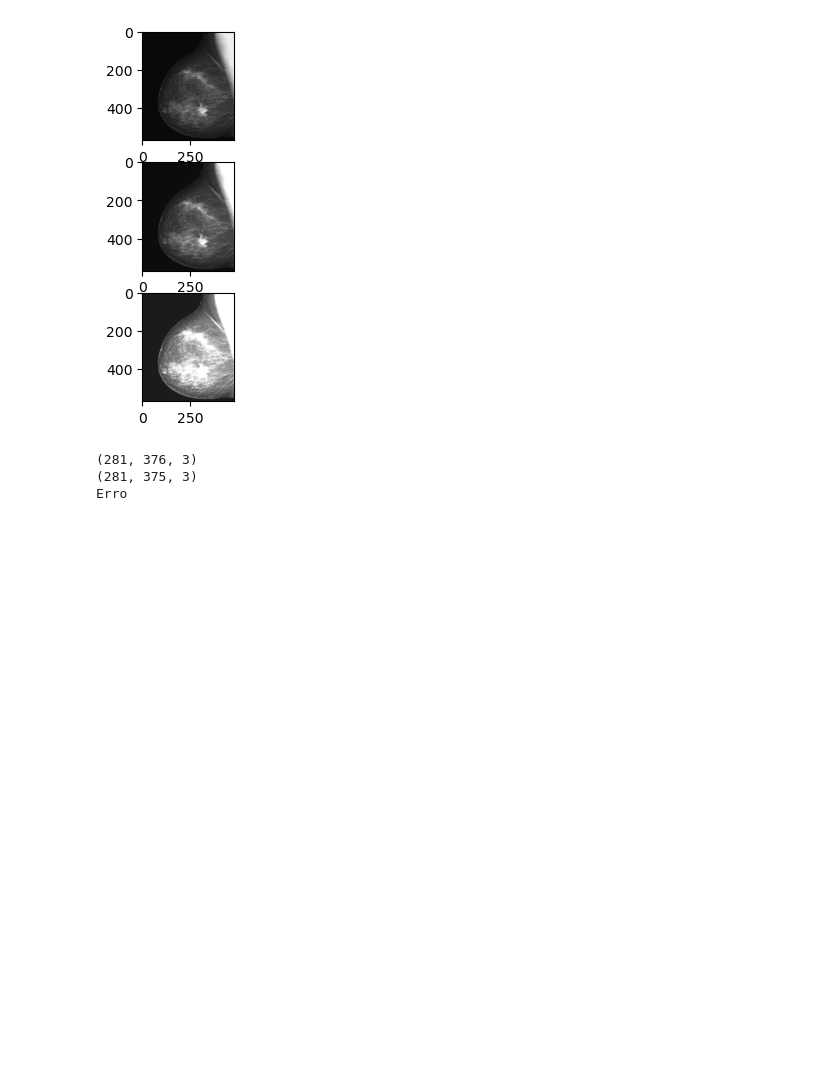
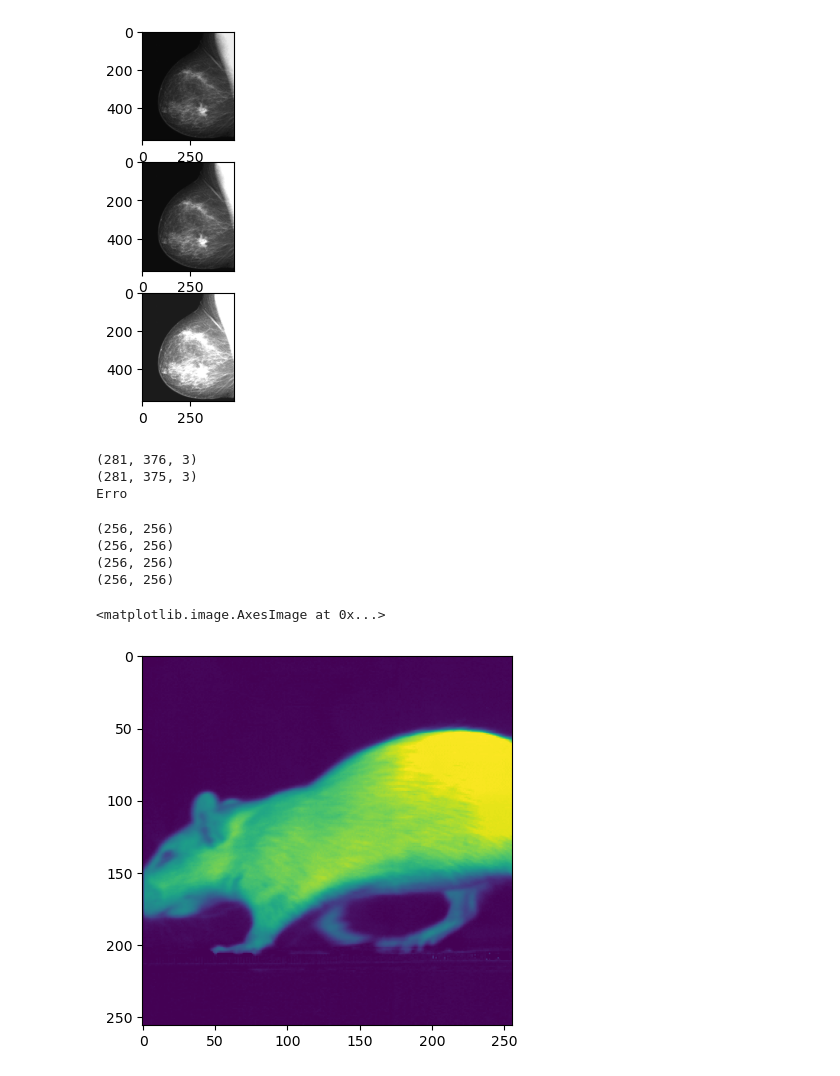
Before and after one commit to joaomatias100/Digital-Image-Processing, a Jupyter notebook: Class1/Exercise3.ipynb, the cells around one changed output. Saved outputs shown, nothing was run; the diff lists cells and outputs as text; code cells hidden in the pictures; blank space fills up the shorter version.

```diff
--- a/Class1/Exercise3.ipynb
+++ b/Class1/Exercise3.ipynb
@@ -42,3 +42,33 @@ else:
 Erro
 # %%
 #Ex3
+path1 = "imagens/dif1.bmp"
+path2 = "imagens/dif2.bmp"
+
+img1 = cv2.imread(path1, cv2.IMREAD_GRAYSCALE)
+img2 = cv2.imread(path2, cv2.IMREAD_GRAYSCALE)
+
+print(img1.shape)
+print(img2.shape)
+
+if(img1.shape[0] > img2.shape[0]):
+    img1 = cv2.resize(img1, (img2.shape[0], img1.shape[1]))
+else:
+    img2 = cv2.resize(img2, (img1.shape[0], img2.shape[1]))
+if(img1.shape[1] > img2.shape[1]):
+    img1 = cv2.resize(img1, (img1.shape[0], img2.shape[1]))
+else:
+    img2 = cv2.resize(img2, (img2.shape[0], img1.shape[1]))
+
+print(img1.shape)
+print(img2.shape)
+
+sub = cv2.subtract(img2, img1)
+plt.imshow(sub)
+# %% [output]
+(256, 256)
+(256, 256)
+(256, 256)
+(256, 256)
+<matplotlib.image.AxesImage at 0x...>
+[figure, added]
```
